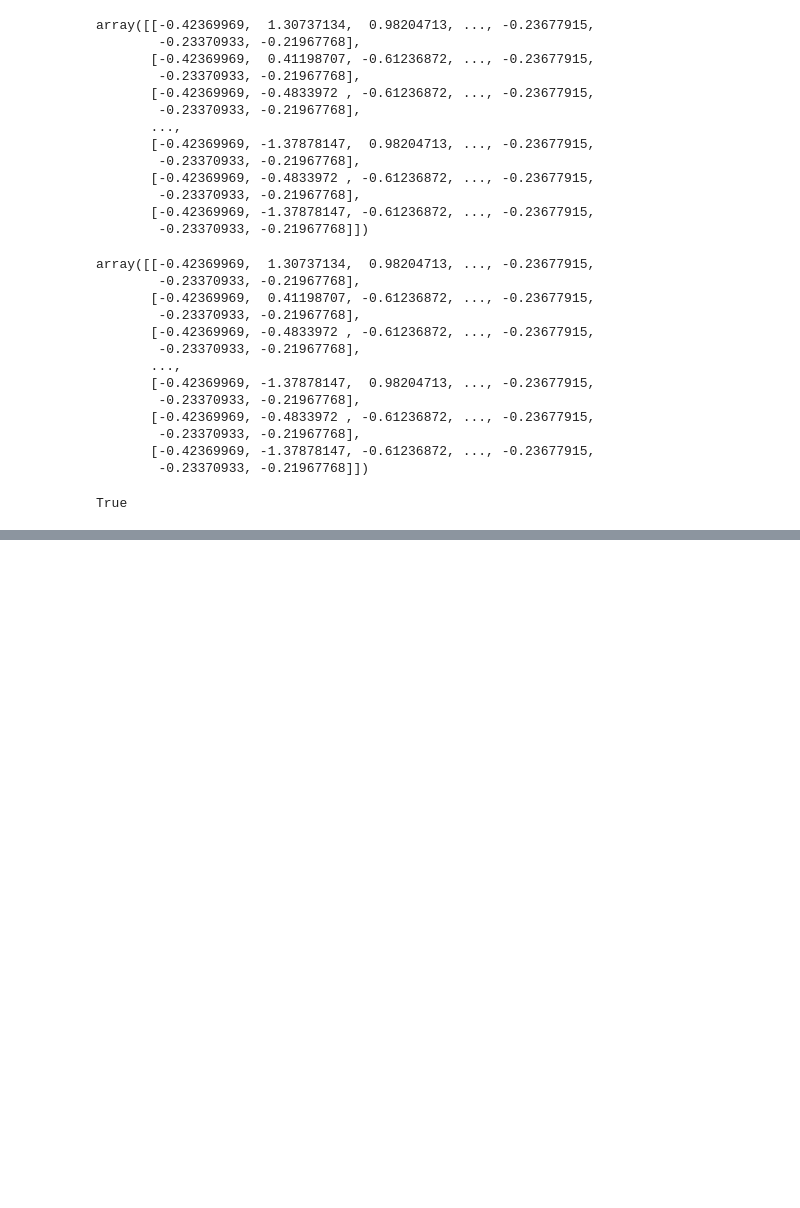
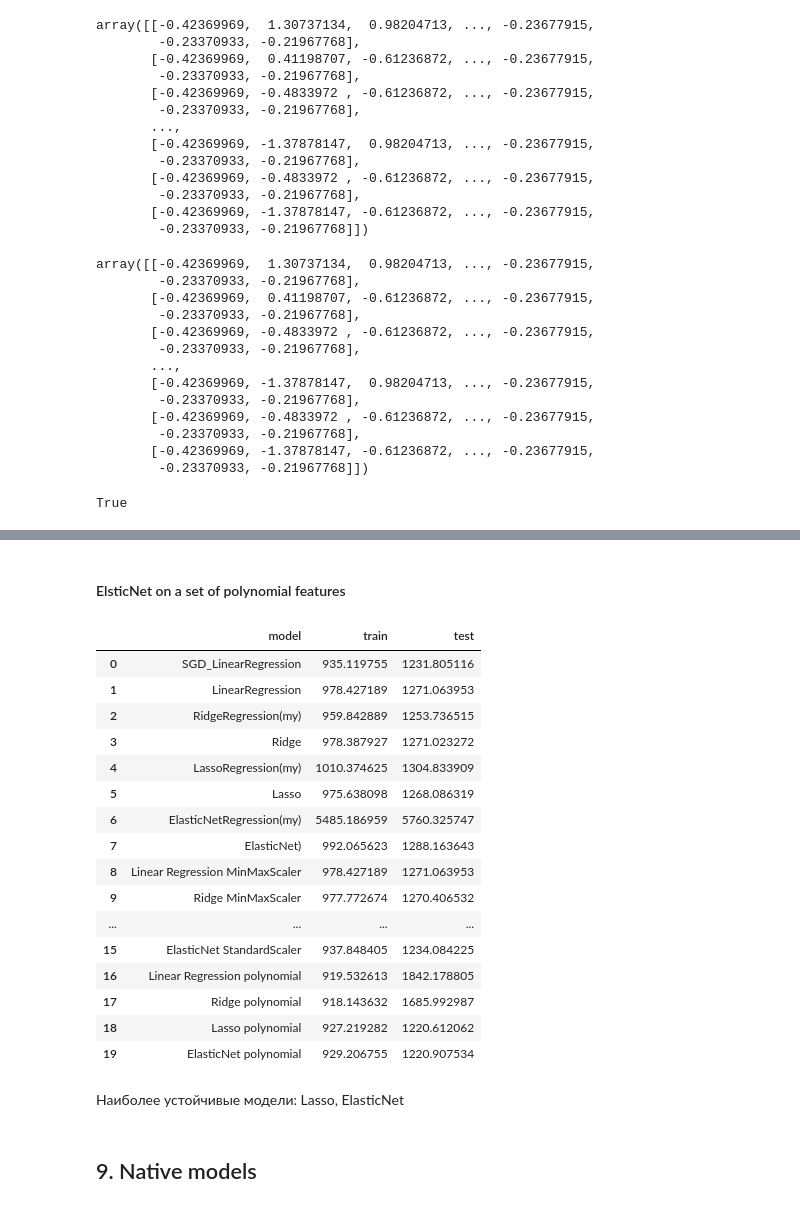
Before and after one commit to adellabr/LinearRegression, a Jupyter notebook: ML2.ipynb, the cells around one changed output, grey strips where cells are left out. Drawn from its saved outputs; the diff is of its cells as text; code cells hidden in the pictures; blank space fills up the shorter version.

```diff
--- a/ML2.ipynb
+++ b/ML2.ipynb
@@ -646,0 +773,44 @@ True
+# %%
+Lasso_poly = Lasso()
+Lasso_poly.fit(poly_X_train, y_train)
+Y_pred_train_Lasso_poly = Lasso_poly.predict(poly_X_train)
+Y_pred_test_Lasso_poly = Lasso_poly.predict(poly_X_test)
+# %%
+result_MAE.loc[len(result_MAE)] = ['Lasso polynomial', MAE(y_train, Y_pred_train_Lasso_poly), MAE(y_test, Y_pred_test_Lasso_poly)]
+result_RMSE.loc[len(result_RMSE)] = ['Lasso polynomial', RMSE(y_train, Y_pred_train_Lasso_poly), RMSE(y_test, Y_pred_test_Lasso_poly)]
+result_r2_score.loc[len(result_r2_score)] = ['Lasso polynomial', r2_score(y_train, Y_pred_train_Lasso_poly), r2_score(y_test, Y_pred_test_Lasso_poly)]
+# %% [markdown]
+#### ElsticNet on a set of polynomial features
+# %%
+ElasticNet_poly = ElasticNet()
+ElasticNet_poly.fit(poly_X_train, y_train)
+Y_pred_train_ElasticNet_poly = ElasticNet_poly.predict(poly_X_train)
+Y_pred_test_ElasticNet_poly = ElasticNet_poly.predict(poly_X_test)
+# %%
+result_MAE.loc[len(result_MAE)] = ['ElasticNet polynomial', MAE(y_train, Y_pred_train_ElasticNet_poly), MAE(y_test, Y_pred_test_ElasticNet_poly)]
+result_RMSE.loc[len(result_RMSE)] = ['ElasticNet polynomial', RMSE(y_train, Y_pred_train_ElasticNet_poly), RMSE(y_test, Y_pred_test_ElasticNet_poly)]
+result_r2_score.loc[len(result_r2_score)] = ['ElasticNet polynomial', r2_score(y_train, Y_pred_train_ElasticNet_poly), r2_score(y_test, Y_pred_test_ElasticNet_poly)]
+# %%
+result_MAE
+# %% [output]
+|  | model | train | test |
+| 0 | SGD_LinearRegression | 935.119755 | 1231.805116 |
+| 1 | LinearRegression | 978.427189 | 1271.063953 |
+| 2 | RidgeRegression(my) | 959.842889 | 1253.736515 |
+| 3 | Ridge | 978.387927 | 1271.023272 |
+| 4 | LassoRegression(my) | 1010.374625 | 1304.833909 |
+| 5 | Lasso | 975.638098 | 1268.086319 |
+| 6 | ElasticNetRegression(my) | 5485.186959 | 5760.325747 |
+| 7 | ElasticNet) | 992.065623 | 1288.163643 |
+| 8 | Linear Regression MinMaxScaler | 978.427189 | 1271.063953 |
+| 9 | Ridge MinMaxScaler | 977.772674 | 1270.406532 |
+| ... | ... | ... | ... |
+| 15 | ElasticNet StandardScaler | 937.848405 | 1234.084225 |
+| 16 | Linear Regression polynomial | 919.532613 | 1842.178805 |
+| 17 | Ridge polynomial | 918.143632 | 1685.992987 |
+| 18 | Lasso polynomial | 927.219282 | 1220.612062 |
+| 19 | ElasticNet polynomial | 929.206755 | 1220.907534 |
+# %% [markdown]
+Наиболее устойчивые модели: Lasso, ElasticNet
+# %% [markdown]
+## 9. Native models
```
Also changed, not shown: parts of 57 cells of this notebook.
